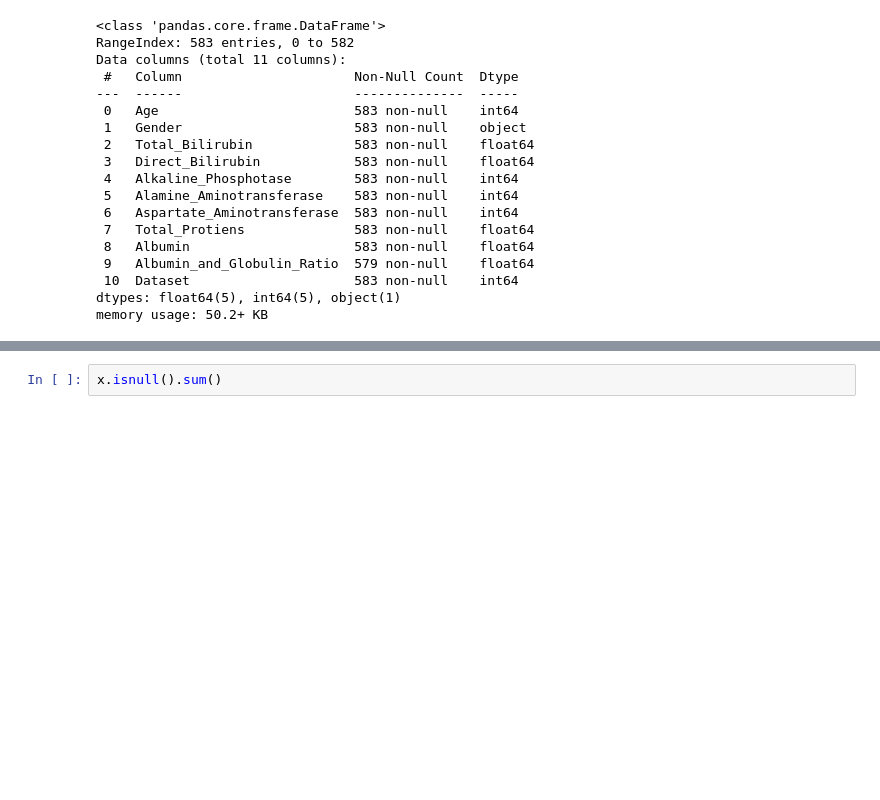
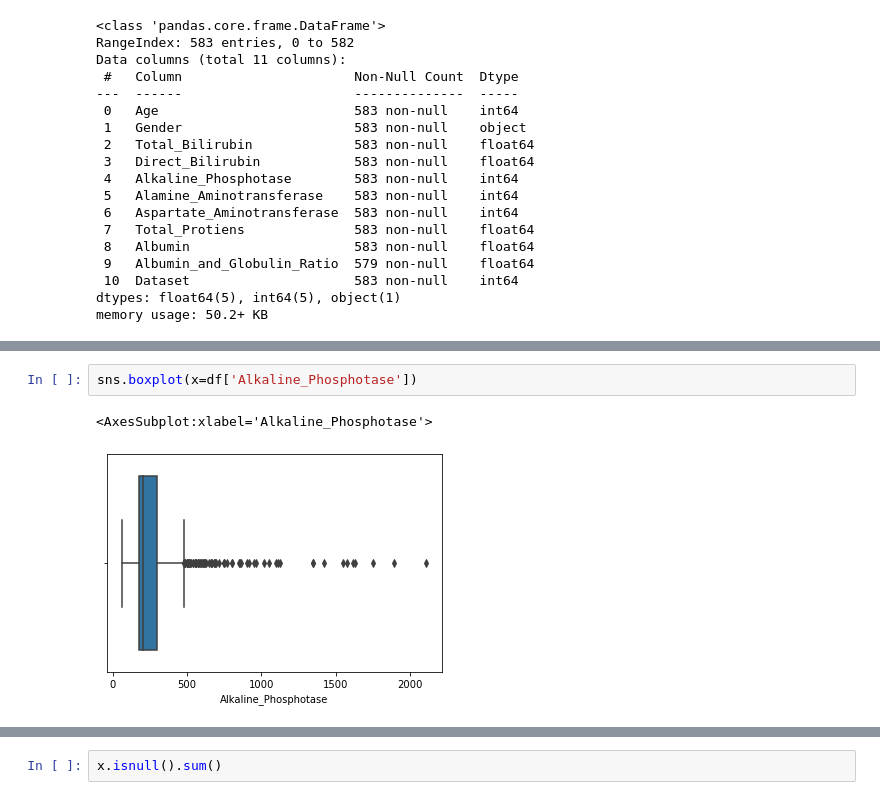
Before and after one commit to abdullahaahmed0539/Liver-Fail-Predictor, a Jupyter notebook: liver_fail_predictor.ipynb, the cells around one changed output, grey strips where cells are left out. Drawn from its saved outputs; the diff is of its cells as text; blank space fills up the shorter version.

```diff
--- a/liver_fail_predictor.ipynb
+++ b/liver_fail_predictor.ipynb
@@ -48,0 +89,5 @@ memory usage: 50.2+ KB
+# %%
+sns.boxplot(x=df['Alkaline_Phosphotase'])
+# %% [output]
+<AxesSubplot:xlabel='Alkaline_Phosphotase'>
+[figure, added]
```
Also changed, not shown: parts of 53 cells of this notebook.
